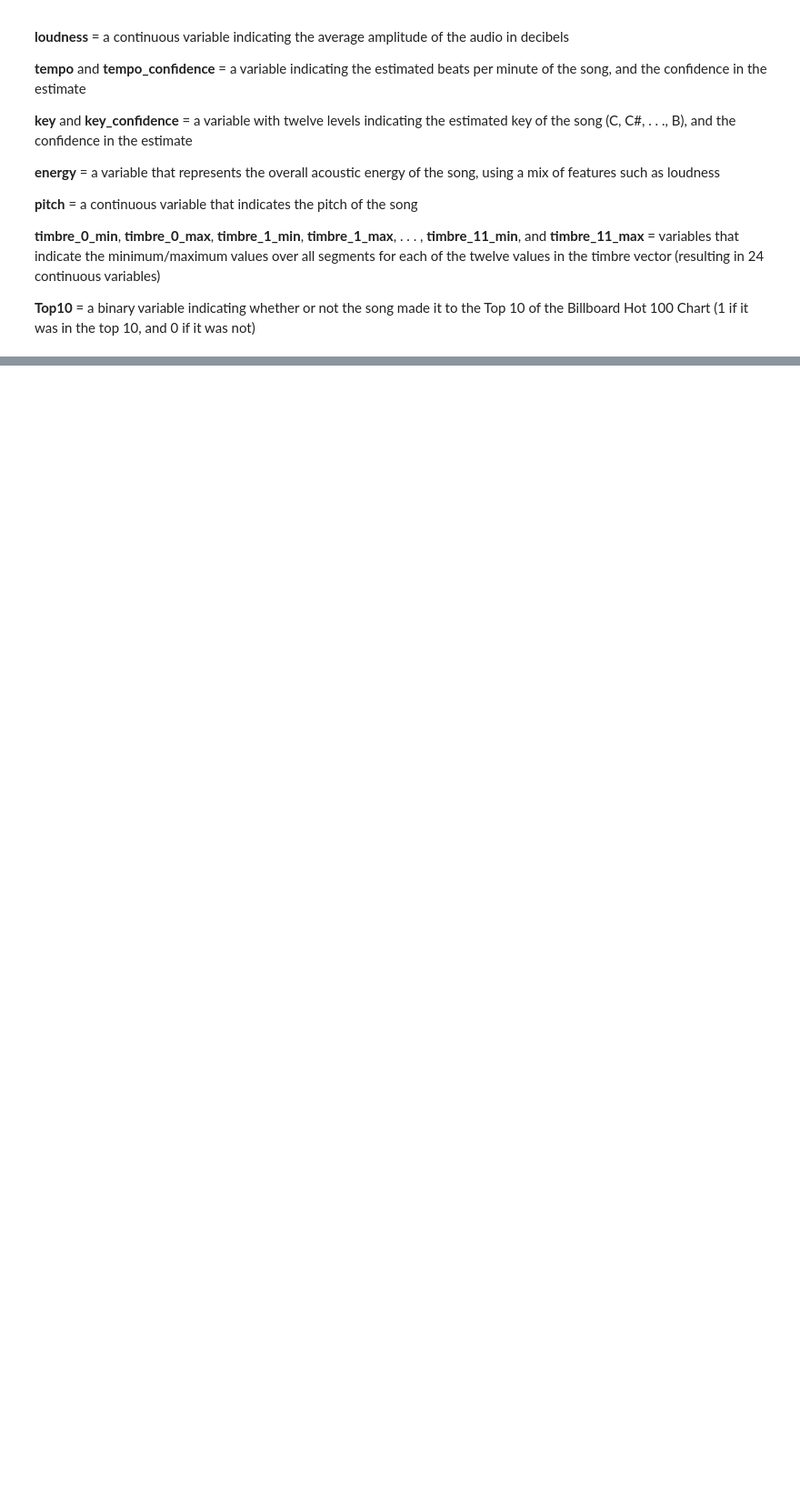
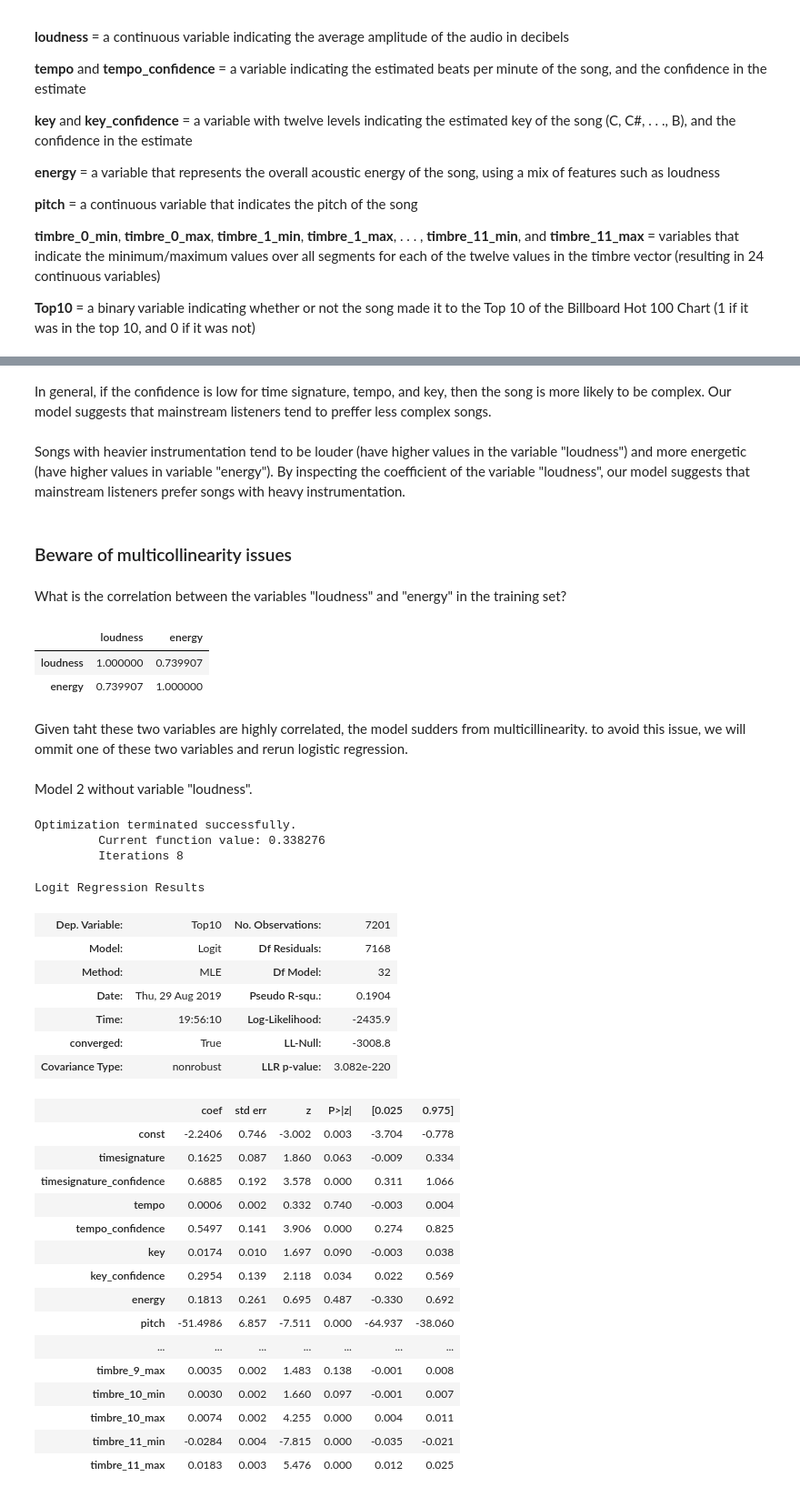
Before and after one commit to smotrova/Python-MITx-AnalyticsEdge, a Jupyter notebook: Week3-1_Logistic Regression-Popularity of Music Records.ipynb, the cells around one changed output, grey strips where cells are left out. Shown: that part at 91% size. Cells and saved outputs as stored; diff of their text form; code cells hidden in the pictures; blank space fills up the shorter version.

```diff
--- a/Week3-1_Logistic Regression-Popularity of Music Records.ipynb
+++ b/Week3-1_Logistic Regression-Popularity of Music Records.ipynb
@@ -42,0 +250,64 @@ __Top10__ = a binary variable indicating whether or not the song made it to the
+# %% [markdown]
+In general, if the confidence is low for time signature, tempo, and key, then the song is more likely to be complex. Our model suggests that mainstream listeners tend to preffer less complex songs.
+# %% [markdown]
+Songs with heavier instrumentation tend to be louder (have higher values in the variable "loudness") and more energetic (have higher values in variable "energy"). By inspecting the coefficient of the variable "loudness", our model suggests that mainstream listeners prefer songs with heavy instrumentation.
+# %% [markdown]
+### Beware of multicollinearity issues
+# %% [markdown]
+What is the correlation between the variables "loudness" and "energy" in the training set?
+# %%
+SongsTrain[["loudness","energy"]].corr()
+# %% [output]
+|  | loudness | energy |
+| loudness | 1.000000 | 0.739907 |
+| energy | 0.739907 | 1.000000 |
+# %% [markdown]
+Given taht these two variables are highly correlated, the model sudders from multicillinearity. to avoid this issue, we will ommit one of these two variables and rerun logistic regression.
+# %% [markdown]
+Model 2 without variable "loudness".
+# %%
+X_train = SongsTrain[['timesignature', 'timesignature_confidence', 'tempo',
+       'tempo_confidence', 'key', 'key_confidence', 'energy', 'pitch',
+       'timbre_0_min', 'timbre_0_max', 'timbre_1_min', 'timbre_1_max',
+       'timbre_2_min', 'timbre_2_max', 'timbre_3_min', 'timbre_3_max',
+       'timbre_4_min', 'timbre_4_max', 'timbre_5_min', 'timbre_5_max',
+       'timbre_6_min', 'timbre_6_max', 'timbre_7_min', 'timbre_7_max',
+       'timbre_8_min', 'timbre_8_max', 'timbre_9_min', 'timbre_9_max',
+       'timbre_10_min', 'timbre_10_max', 'timbre_11_min', 'timbre_11_max']]
+
+y_train = SongsTrain["Top10"]
+
+X_train = add_constant(X_train) # for intersept in model
+
+logit_mod2 = Logit(y_train, X_train)
+logit_res2 = logit_mod2.fit()
+
+logit_res2.summary()
+# %% [output]
+Optimization terminated successfully.
+         Current function value: 0.338276
+         Iterations 8
+Logit Regression Results
+| Dep. Variable: | Top10 | No. Observations: | 7201 |
+| Model: | Logit | Df Residuals: | 7168 |
+| Method: | MLE | Df Model: | 32 |
+| Date: | Thu, 29 Aug 2019 | Pseudo R-squ.: | 0.1904 |
+| Time: | 19:56:10 | Log-Likelihood: | -2435.9 |
+| converged: | True | LL-Null: | -3008.8 |
+| Covariance Type: | nonrobust | LLR p-value: | 3.082e-220 |
+|  | coef | std err | z | P>|z| | [0.025 | 0.975] |
+| const | -2.2406 | 0.746 | -3.002 | 0.003 | -3.704 | -0.778 |
+| timesignature | 0.1625 | 0.087 | 1.860 | 0.063 | -0.009 | 0.334 |
+| timesignature_confidence | 0.6885 | 0.192 | 3.578 | 0.000 | 0.311 | 1.066 |
+| tempo | 0.0006 | 0.002 | 0.332 | 0.740 | -0.003 | 0.004 |
+| tempo_confidence | 0.5497 | 0.141 | 3.906 | 0.000 | 0.274 | 0.825 |
+| key | 0.0174 | 0.010 | 1.697 | 0.090 | -0.003 | 0.038 |
+| key_confidence | 0.2954 | 0.139 | 2.118 | 0.034 | 0.022 | 0.569 |
+| energy | 0.1813 | 0.261 | 0.695 | 0.487 | -0.330 | 0.692 |
+| pitch | -51.4986 | 6.857 | -7.511 | 0.000 | -64.937 | -38.060 |
+| ... | ... | ... | ... | ... | ... | ... |
+| timbre_9_max | 0.0035 | 0.002 | 1.483 | 0.138 | -0.001 | 0.008 |
+| timbre_10_min | 0.0030 | 0.002 | 1.660 | 0.097 | -0.001 | 0.007 |
+| timbre_10_max | 0.0074 | 0.002 | 4.255 | 0.000 | 0.004 | 0.011 |
+| timbre_11_min | -0.0284 | 0.004 | -7.815 | 0.000 | -0.035 | -0.021 |
+| timbre_11_max | 0.0183 | 0.003 | 5.476 | 0.000 | 0.012 | 0.025 |
```
Also changed, not shown: parts of 52 cells of this notebook, 1 other file.
